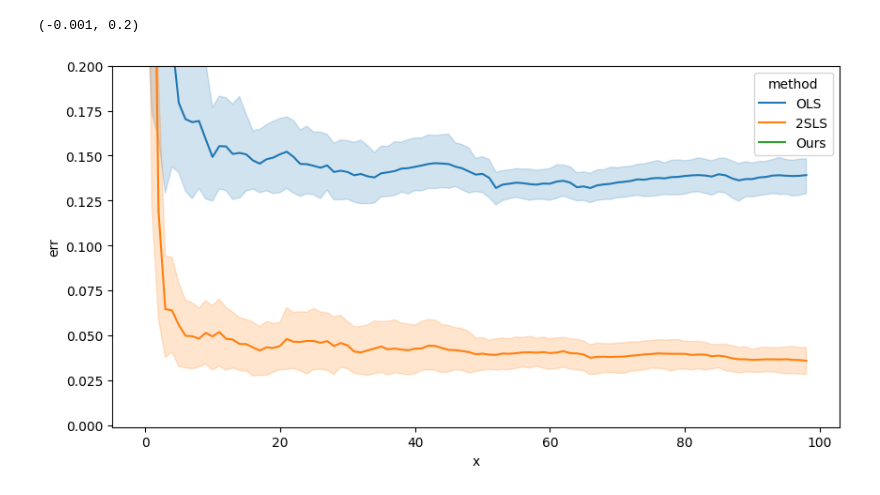
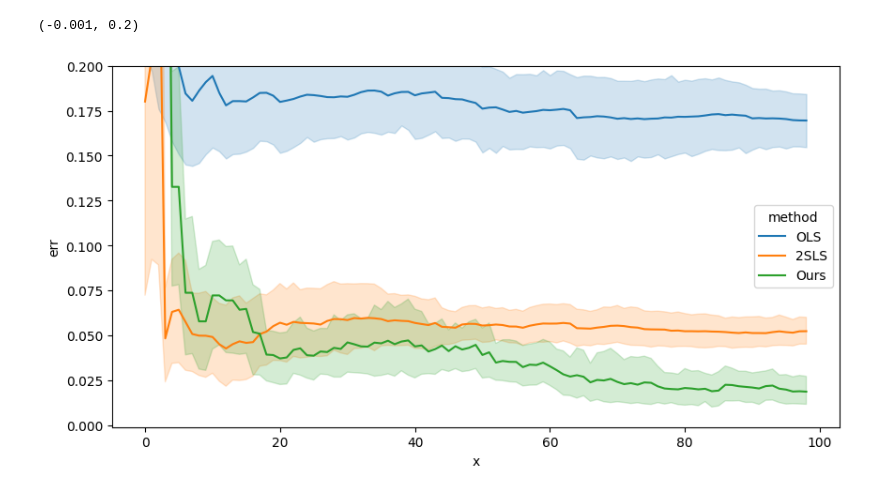
Before and after one commit to muneebaadil/strategic-instrumental-variable-regression, a Jupyter notebook: plot.ipynb, the cells around one changed output. Cells and saved outputs as stored; diff of their text form; code cells hidden in the pictures.

Commit message:
update plot notebook

```diff
--- a/plot.ipynb
+++ b/plot.ipynb
@@ -126,32 +126,32 @@ import pandas as pd
 import pickle
 import numpy as np
 import matplotlib.pyplot as plt
-with open('experiments-new-theory/harris-with-selection-round100/data', 'rb') as f:
+with open('experiments-new-theory/our-settings-bias2/data', 'rb') as f:
     data =pickle.load(f)
 data['error_list_mean']
 def errmat2df(err):
     df_dict = {'x': [], 'err': [], 'method': []}
 
     # dataframe create
     for j in np.arange(err.shape[-1]):
         method_errs = err[:, :, j]
         assert method_errs.ndim == 2
         n_repeat, n_iters = method_errs.shape
         for i in range(n_repeat):
             method_x = np.arange(method_errs[i,:].size)
             df_dict['x'].extend(method_x.tolist())
             df_dict['err'].extend(method_errs[i,:].tolist())
             df_dict['method'].extend([j]*method_errs[i,:].size)
     df = pd.DataFrame(df_dict)
     df['method'] = df['method'].astype('category')
     df['method'] = df['method'].cat.rename_categories({0: 'OLS', 1:'2SLS', 2:'Ours'})
     return df
 df = errmat2df(data['error_list_mean'])
 fig,ax=plt.subplots(figsize=(10,5))
 sns.lineplot(
     data=df, x='x', y='err', hue='method', errorbar=('ci', 95), ax=ax
 )
 ax.set_ylim(-0.001, 0.2)
 # %% [output]
 (-0.001, 0.2)
-[figure, old version]
+[figure, new version]
```
